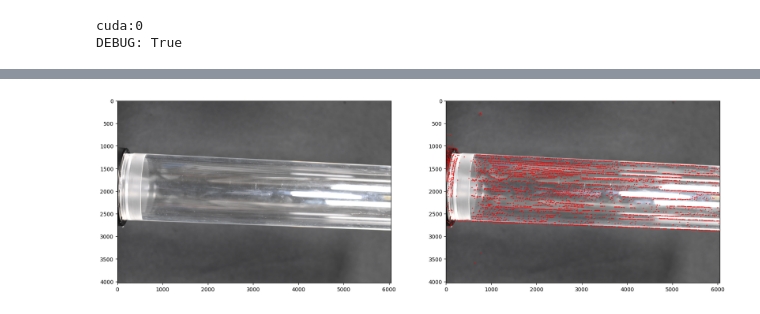
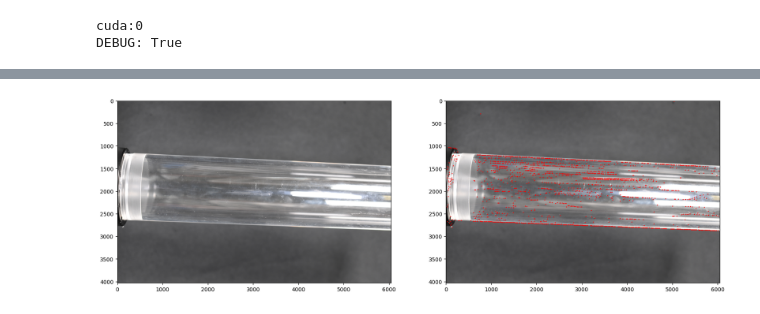
Before and after one commit to welshonionman/kaggle_IMC2024, a Jupyter notebook: notebook/eda/keypoint.ipynb, the cells around one changed output, grey strips where cells are left out. Saved outputs shown, nothing was run; the diff lists cells and outputs as text; code cells hidden in the pictures.

Commit message:
eda keypoint

```diff
--- a/notebook/eda/keypoint.ipynb
+++ b/notebook/eda/keypoint.ipynb
@@ -18,7 +27,7 @@ DEBUG: True
 # %%
 dtype = torch.float32  # ALIKED has issues with float16
 
-extractor = ALIKED(max_num_keypoints=4096, detection_threshold=0.01, resize=1024).eval().to(device, dtype)
+extractor = ALIKED(max_num_keypoints=4096, detection_threshold=0.1, resize=1024).eval().to(device, dtype)
 
 path = "/kaggle/input/image-matching-challenge-2024/train/transp_obj_glass_cylinder/images/dsc_8232.png"
 image = K.io.load_image(path, K.io.ImageLoadType.RGB32, device=device)[None, ...].to(dtype)
@@ -35 +43 @@ Downloading: "https://github.com/Shiaoming/ALIKED/raw/main/models/aliked-n16.pth
-[figure, old version]
+[figure, new version]
```
Also changed, not shown: parts of 3 cells of this notebook.
